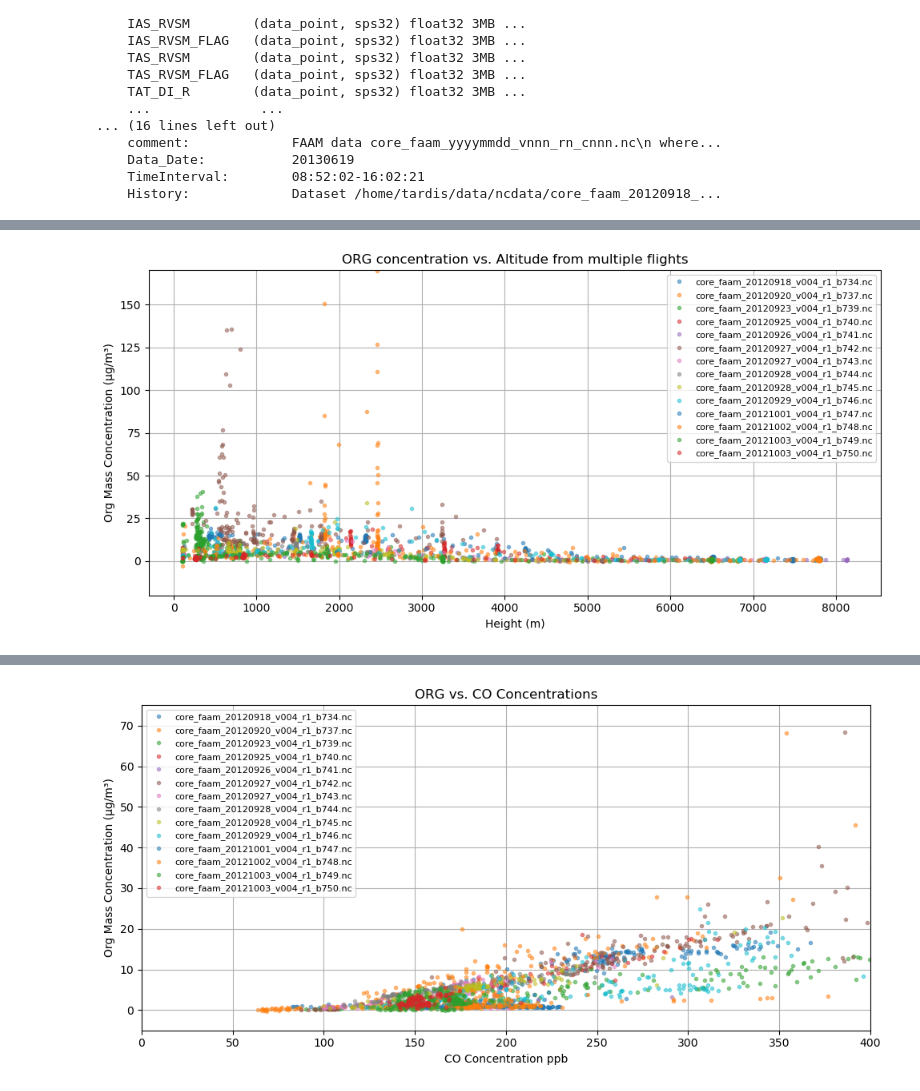
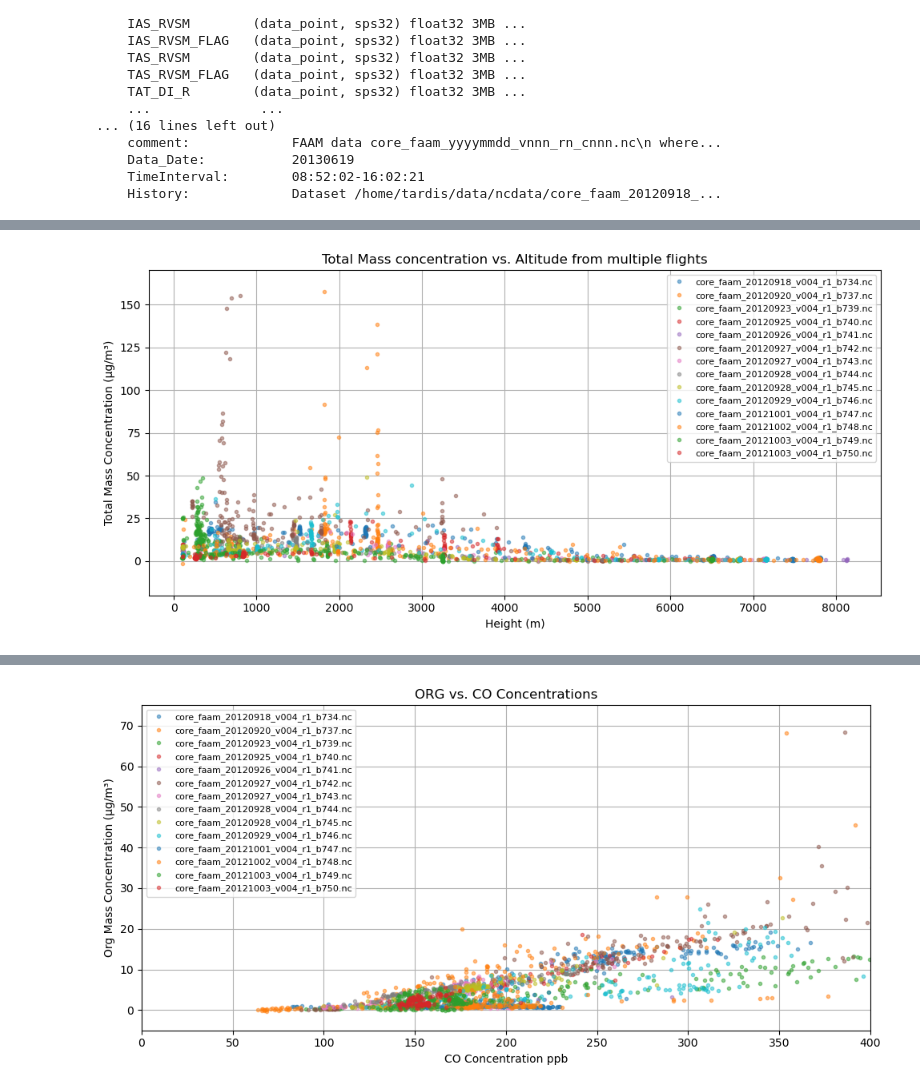
Before and after one commit to thiago-vg/SAMBBA-data-analysis, a Jupyter notebook: Scripts/Height/Height_x_ORG.ipynb, the cells around one changed output, grey strips where cells are left out. Saved outputs shown, nothing was run; the diff lists cells and outputs as text; code cells hidden in the pictures.

```diff
--- a/Scripts/Height/Height_x_ORG.ipynb
+++ b/Scripts/Height/Height_x_ORG.ipynb
@@ -379,7 +379,7 @@ def Area_plot(aux_ds_sp2,aux_ds_ams,aux_ds_psap):
     # Stack the values
     data = [bc_mass, so4, nh4, org, no3, chl]
 
-    return time,data
+    return time,total_mass
 # %%
 def Test_function(aux_ds_ams,aux_ds_psap,aux_ds_sp2):
     # List of variables to check for invalid values
@@ -568,6 +512,0 @@ Data variables: (12/140)
-# %%
-common_times = np.intersect1d(ds_height_resampled['data_point'], org_ressampled["time"])
-
-
-org_ressampled_matched = org_ressampled.sel(time=common_times)
-ds_height_matched = ds_height_resampled.sel(data_point=common_times)
@@ -591,39 +517,38 @@ plt.figure(figsize=(10, 5))
 # Iterate over all matching flights
 for sp2_file, ams_file, nc_file, neph_file in zip(filtered_sp2, filtered_ams, filtered_nc, filtered_neph):
 
     ds_sp2,ds_ams,ds_neph = dataset_sp2_ams_neph(sp2_file,ams_file,neph_file)
-    area_time,data_mass_concentration = Area_plot(ds_sp2,ds_ams,ds_height)
+    area_time,total_mass_concentration = Area_plot(ds_sp2,ds_ams,ds_height)
 
-    org = data_mass_concentration[3]
-    org_ressampled = org.resample(datetime="1min").mean()
+    total_mass_ressampled = total_mass_concentration.resample(datetime="1min").mean()
 
     ds_height = xr.open_dataset(nc_file)
     ds_height_resampled = ds_height.resample(Time="1min").mean()
 
     # Apply filter
-    common_times = np.intersect1d(ds_height_resampled['data_point'], org_ressampled["time"])
-    org_ressampled_matched = org_ressampled.sel(time=common_times)
+    common_times = np.intersect1d(ds_height_resampled['data_point'], total_mass_ressampled["time"])
+    total_mass_ressampled_matched = total_mass_ressampled.sel(time=common_times)
     ds_height_matched = ds_height_resampled.sel(data_point=common_times)
 
 
     # Plot
     plt.plot(
         ds_height_matched['GPS_ALT'],
-        org_ressampled_matched,
+        total_mass_ressampled_matched,
         marker=".",
         linewidth=0,
         alpha=0.5,
         label=nc_file.split("/")[-1]  # Optional: show filename as label
     )
 
 # Formatting
 plt.xlabel("Height (m)")
-plt.ylabel("Org Mass Concentration (µg/m³)")
+plt.ylabel("Total Mass Concentration (µg/m³)")
 plt.ylim(-20,170)
 plt.grid()
 plt.legend(loc="best", fontsize=8)
-plt.title("ORG concentration vs. Altitude from multiple flights")
+plt.title("Total Mass concentration vs. Altitude from multiple flights")
 plt.tight_layout()
 plt.show()
 # %% [output]
-[figure, old version]
+[figure, new version]
```
Also changed, not shown: parts of 7 cells of this notebook, 17 other files.
